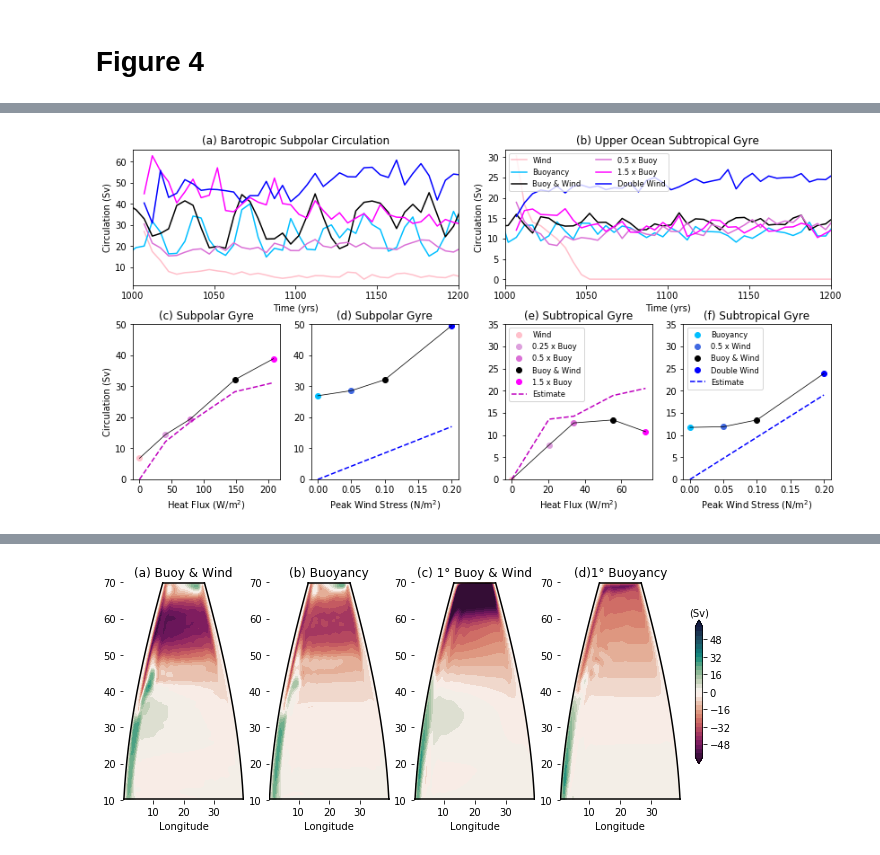
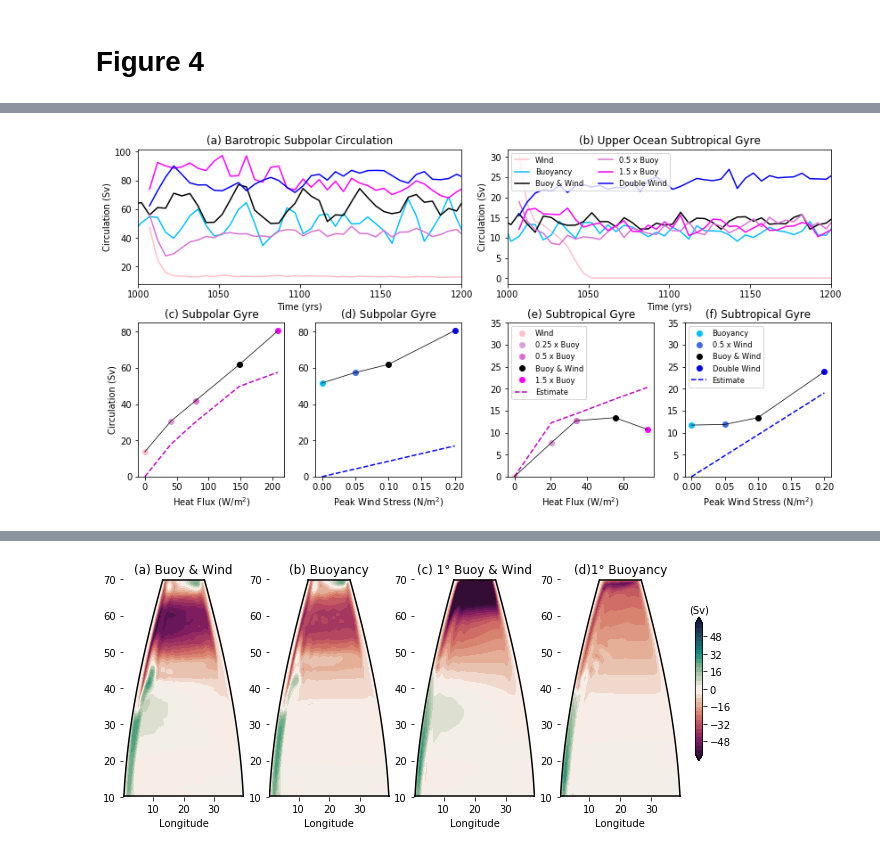
Before and after one commit to AndyHoggANU/tub-north, a Jupyter notebook: PaperFigures.ipynb, the cells around one changed output, grey strips where cells are left out. Saved outputs shown, nothing was run; the diff lists cells and outputs as text; code cells hidden in the pictures.

Commit message:
Updating paper figures for new data

```diff
--- a/PaperFigures.ipynb
+++ b/PaperFigures.ipynb
@@ -31,7 +31,7 @@ wind = [0, 0.05, 0.1, 0.2]
 buoy_expts = ['tx01-fc00','tx01-fc005','tx01-fc01','tx01-fc02','tx01-fc03']
 buoyancy = [0, 0.05, 0.1, 0.2, 0.3]
 GM_expts = ['tx01-fc02','tx00-fc02','GM','GM-tx00']
-processed = '/Users/andy/Code/buoyancy-gyres/tub-north-processed/'
+processed = '/Users/andy/Code/buoyancy-gyres/tub-north-processed/data/'
 
 Expts = ['tx01-fc00','tx00-fc02','tx01-fc02','tx01-fc01','tx01-fc03','tx02-fc02']
 ExptLabels=['Wind','Buoyancy','Buoy & Wind','0.5 x Buoy','1.5 x Buoy','Double Wind']
@@ -279,14 +275,3 @@ plt.savefig('Figure3.png')
 plt.savefig('Figure3.pdf')
 # %% [output]
 [figure]
-# %%
-for ekey in KeyExpts:
-    ii+=1
-    expt = exptdict[ekey]['expt']
-
-    variable='vh_rho'
-    FileName = processed+expt+'/'+variable+'_barotropic_averaged.nc'
-    psi = xr.open_dataset(FileName).vh_rho
-
-    psi.sel(yq=slice(55,65)).mean('yq').plot(label=ekey)
-    plt.legend()
@@ -301,9 +284,9 @@ ii=-1
 for ekey in Expts:
     ii+=1
     expt = exptdict[ekey]['expt']
-    FileName = processed+expt+'/'+variable+'_barotropic_min_timeseries.nc'
-    psimin = -1*xr.open_dataset(FileName).vh_rho
-    psimin.resample(Time='5Y').mean().plot(ax=ax0,color=ExptColour[ii],label=ExptLabels[ii])
+    FileName = processed+expt+'_timeseries.nc'
+    psimin = -1*xr.open_dataset(FileName).psi_baro_north.resample(Time='5Y').mean()
+    psimin.plot(ax=ax0,color=ExptColour[ii],label=ExptLabels[ii])
 
 
 #ax0.legend(ncol=2,fontsize='small')
@@ -320,13 +303,13 @@ for ekey in Expts:
     expt = exptdict[ekey]['expt']
 
     # This flag removes DC overturning contribution to the circulation
-    FileName = processed+expt+'/'+variable+'_upper_averaged.nc'
-    psi = xr.open_dataset(FileName).vh_rho
+    FileName = processed+expt+'_averaged.nc'
+    psi = xr.open_dataset(FileName).upper_ocean_streamfunction
     psi_DC = np.mean(psi.values[40,:])
 
-    FileName = processed+expt+'/'+variable+'_upper_timeseries.nc'
-    psi = xr.open_dataset(FileName).vh_rho - psi_DC
-    psi.resample(Time='5Y').mean().plot(ax=ax0,color=ExptColour[ii],label=ExptLabels[ii])
+    FileName = processed+expt+'_timeseries.nc'
+    psi_upper = xr.open_dataset(FileName).upper_ocean_streamfunction- psi_DC
+    psi_upper.resample(Time='5Y').mean().plot(ax=ax0,color=ExptColour[ii],label=ExptLabels[ii])
 
 
 
@@ -355,7 +338,7 @@ ax3=plt.axes([0.56, 0.1, 0.19, 0.4])
 ax4=plt.axes([0.79, 0.1, 0.19, 0.4])
 
 
-FileName = processed+'/'+'heat_added'+'_north_avge.npy'
+FileName = '../tub-north-processed/'+'heat_added'+'_north_avge.npy'
 HeatFluxvec = np.load(FileName)
 dyT = xr.open_dataset('../tub-north-processed/ocean_geometry.nc').dyT.values[:,0]
 BCvec=np.array([])
@@ -364,24 +347,24 @@ ii=-1
 for ekey in buoy_expts:
     ii+=1
     expt = exptdict[ekey]['expt']
-    FileName = processed+expt+'/'+variable+'_barotropic_min_timeseries.nc'
-    psi = - xr.open_dataset(FileName).vh_rho.mean()
-    BCvec = np.append(BCvec,psi)
-    ax1.plot(-HeatFluxvec[ii],psi,'o',color=BuoyColour[ii],label=BuoyLabel[ii])
+    FileName = processed+expt+'_timeseries.nc'
+    psi_baro_north = - xr.open_dataset(FileName).psi_baro_north.mean()   ############
+    BCvec = np.append(BCvec,psi_baro_north)
+    ax1.plot(-HeatFluxvec[ii],psi_baro_north,'o',color=BuoyColour[ii],label=BuoyLabel[ii])
 
-    FileName = processed+expt+'/temp_surf_averaged.nc'
-    SST = xr.open_dataset(FileName).temp
+    FileName = processed+expt+'_averaged.nc'
+    SST = xr.open_dataset(FileName).SST
     dTdy = np.gradient(SST.mean('xh').values,1.0)/dyT
-    mdTdy = np.mean(dTdy[200:300])
+    mdTdy = np.mean(dTdy[180:350])
     print(mdTdy)
-    spWalin = np.append(spWalin, HeatFluxvec[ii]/(4e6*mdTdy)*np.mean(basin_width[200:300])/1e6)
+    spWalin = np.append(spWalin, HeatFluxvec[ii]/(4e6*mdTdy)*np.mean(basin_width[180:320])/1e6)
 
 ax1.plot(-HeatFluxvec,spWalin,'--',color='m',label='Estimate')
 ax1.plot(-HeatFluxvec,BCvec,'-',color='k',linewidth=0.75)
 ax1.set_title('(c) Subpolar Gyre')
 ax1.set_xlabel('Heat Flux (W/m$^2$)')
 ax1.set_ylabel('Circulation (Sv)')
-ax1.set_ylim([0, 50])
+ax1.set_ylim([0, 85])
 
 
 BCvec=np.array([])
@@ -389,18 +372,18 @@ ii=-1
 for ekey in wind_expts:
     ii+=1
     expt = exptdict[ekey]['expt']
-    FileName = processed+expt+'/'+variable+'_barotropic_min_timeseries.nc'
-    psi = - xr.open_dataset(FileName).vh_rho.mean()
-    BCvec = np.append(BCvec,psi)
-    ax2.plot(wind[ii],psi,'o',color=WindColour[ii],label=WindLabel[ii])
+    FileName = processed+expt+'_timeseries.nc'
+    psi_baro_north = - xr.open_dataset(FileName).psi_baro_north.mean()
+    BCvec = np.append(BCvec,psi_baro_north)
+    ax2.plot(wind[ii],psi_baro_north,'o',color=WindColour[ii],label=WindLabel[ii])
 
 ax2.plot(wind, spSv,'b--',label='Sverdrup')
 ax2.plot(wind,BCvec,'-',color='k',linewidth=0.75)
-ax2.set_ylim([0, 50])
+ax2.set_ylim([0, 85])
 ax2.set_title('(d) Subpolar Gyre')
 ax2.set_xlabel('Peak Wind Stress (N/m$^2$)')
 
-FileName = processed+'/'+'heat_added'+'_south_avge.npy'
+FileName = '../tub-north-processed/'+'/'+'heat_added'+'_south_avge.npy'
 HeatFluxvec = np.load(FileName)
 psivec=np.array([])
 stWalin=np.array([])
@@ -408,17 +391,17 @@ ii=-1
 for ekey in buoy_expts:
     ii+=1
     expt = exptdict[ekey]['expt']
-    FileName = processed+expt+'/'+variable+'_upper_averaged.nc'
-    psi = xr.open_dataset(FileName).vh_rho
+    FileName = processed+expt+'_averaged.nc'
+    psi = xr.open_dataset(FileName).upper_ocean_streamfunction
     psi_calc = psi.sel(xh=10,method='nearest').max() - np.mean(psi.values[40,:])
     psivec = np.append(psivec,psi_calc)
     ax3.plot(HeatFluxvec[ii],psi_calc,'o',color=BuoyColour[ii],label=BuoyLabel[ii])
 
-    FileName = processed+expt+'/temp_surf_averaged.nc'
-    SST = xr.open_dataset(FileName).temp
+    FileName = processed+expt+'_averaged.nc'
+    SST = xr.open_dataset(FileName).SST
     dTdy = np.gradient(SST.mean('xh').values,1.0)/dyT
-    mdTdy = np.mean(dTdy[100:170])
-    stWalin = np.append(stWalin, -HeatFluxvec[ii]/(4e6*mdTdy)*np.mean(basin_width[80:120])/1e6)
+    mdTdy = np.mean(dTdy[80:150])
+    stWalin = np.append(stWalin, -HeatFluxvec[ii]/(4e6*mdTdy)*np.mean(basin_width[80:150])/1e6)
 
 ax3.plot(HeatFluxvec,stWalin,'--',color='m',label='Estimate')
 #ax3.legend()
@@ -436,8 +419,8 @@ ii=-1
 for ekey in wind_expts:
     ii+=1
     expt = exptdict[ekey]['expt']
-    FileName = processed+expt+'/'+variable+'_upper_averaged.nc'
-    psi = xr.open_dataset(FileName).vh_rho
+    FileName = processed+expt+'_averaged.nc'
+    psi = xr.open_dataset(FileName).upper_ocean_streamfunction
     psi_calc = psi.sel(xh=10,method='nearest').max() - np.mean(psi.values[40,:])
     psivec = np.append(psivec,psi_calc)
     ax4.plot(wind[ii],psi_calc,'o',color=WindColour[ii],label=WindLabel[ii])
@@ -460 +443 @@ plt.savefig('Figure4.png')
-[figure, old version]
+[figure, new version]
```
Also changed, not shown: parts of 8 cells of this notebook.
